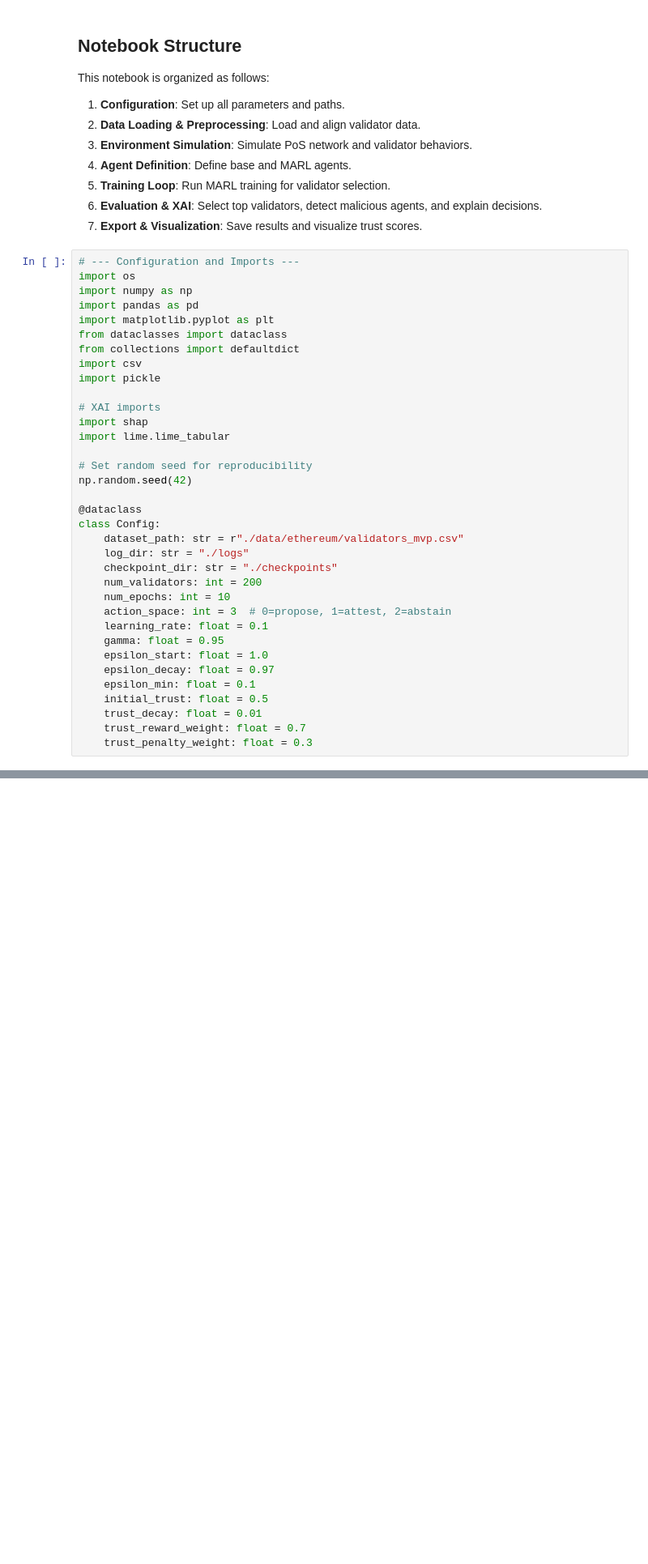
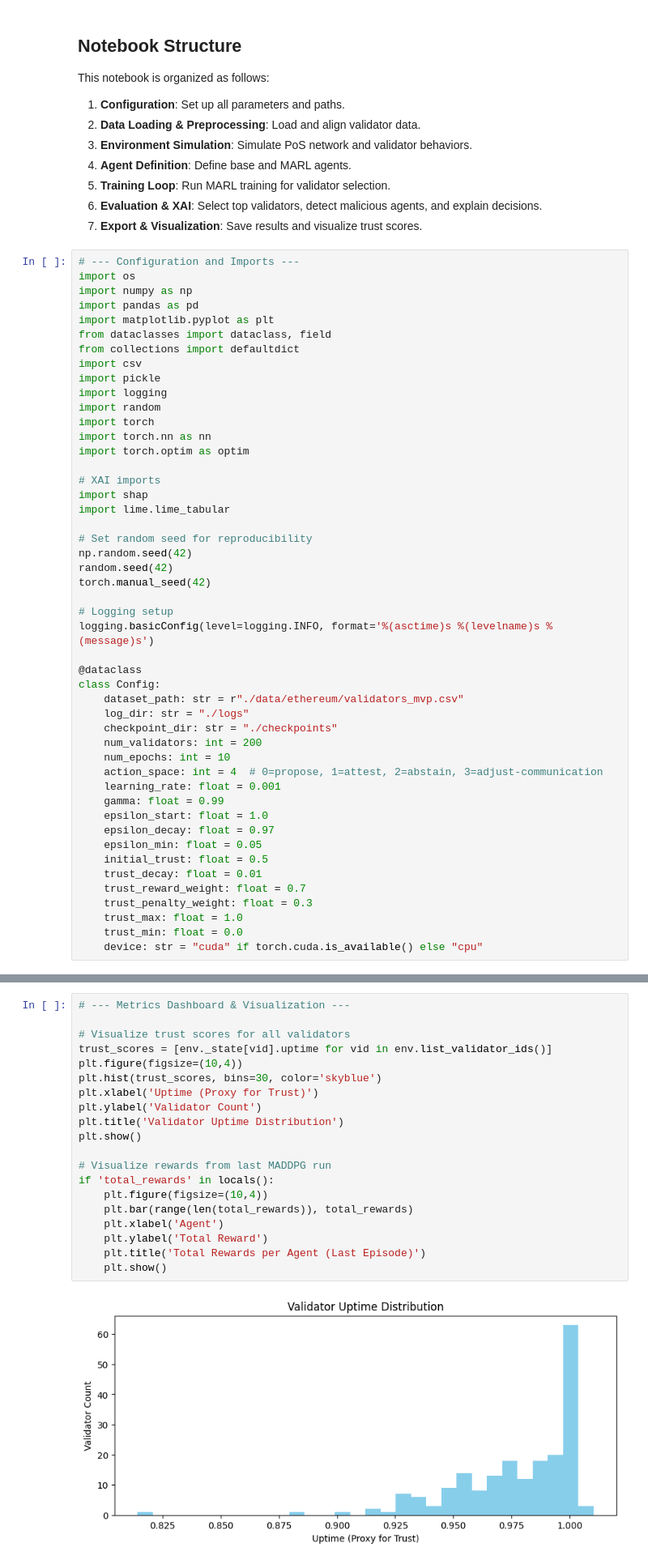
Before and after one commit to byzantron-research/aibyz-paper, a Jupyter notebook: codes/notebook.ipynb, the cells around one changed output, grey strips where cells are left out. Shown at 81% size. Cells and saved outputs as stored; diff of their text form; blank space fills up the shorter version.

```diff
--- a/codes/notebook.ipynb
+++ b/codes/notebook.ipynb
@@ -18,10 +18,15 @@ import os
 import numpy as np
 import pandas as pd
 import matplotlib.pyplot as plt
-from dataclasses import dataclass
+from dataclasses import dataclass, field
 from collections import defaultdict
 import csv
 import pickle
+import logging
+import random
+import torch
+import torch.nn as nn
+import torch.optim as optim
 
 # XAI imports
 import shap
@@ -29,6 +34,11 @@ import lime.lime_tabular
 
 # Set random seed for reproducibility
 np.random.seed(42)
+random.seed(42)
+torch.manual_seed(42)
+
+# Logging setup
+logging.basicConfig(level=logging.INFO, format='%(asctime)s %(levelname)s %(message)s')
 
 @dataclass
 class Config:
@@ -37,16 +47,19 @@ class Config:
     checkpoint_dir: str = "./checkpoints"
     num_validators: int = 200
     num_epochs: int = 10
-    action_space: int = 3  # 0=propose, 1=attest, 2=abstain
-    learning_rate: float = 0.1
-    gamma: float = 0.95
+    action_space: int = 4  # 0=propose, 1=attest, 2=abstain, 3=adjust-communication
+    learning_rate: float = 0.001
+    gamma: float = 0.99
     epsilon_start: float = 1.0
     epsilon_decay: float = 0.97
-    epsilon_min: float = 0.1
+    epsilon_min: float = 0.05
     initial_trust: float = 0.5
     trust_decay: float = 0.01
     trust_reward_weight: float = 0.7
     trust_penalty_weight: float = 0.3
+    trust_max: float = 1.0
+    trust_min: float = 0.0
+    device: str = "cuda" if torch.cuda.is_available() else "cpu"
 # %%
 # --- Data Loading & Preprocessing ---
 
@@ -450,0 +806,22 @@ plt.show()
+# %%
+# --- Metrics Dashboard & Visualization ---
+
+# Visualize trust scores for all validators
+trust_scores = [env._state[vid].uptime for vid in env.list_validator_ids()]
+plt.figure(figsize=(10,4))
+plt.hist(trust_scores, bins=30, color='skyblue')
+plt.xlabel('Uptime (Proxy for Trust)')
+plt.ylabel('Validator Count')
+plt.title('Validator Uptime Distribution')
+plt.show()
+
+# Visualize rewards from last MADDPG run
+if 'total_rewards' in locals():
+    plt.figure(figsize=(10,4))
+    plt.bar(range(len(total_rewards)), total_rewards)
+    plt.xlabel('Agent')
+    plt.ylabel('Total Reward')
+    plt.title('Total Rewards per Agent (Last Episode)')
+    plt.show()
+# %% [output]
+[figure, added]
```
Also changed, not shown: parts of 21 cells of this notebook, 3 other files.
